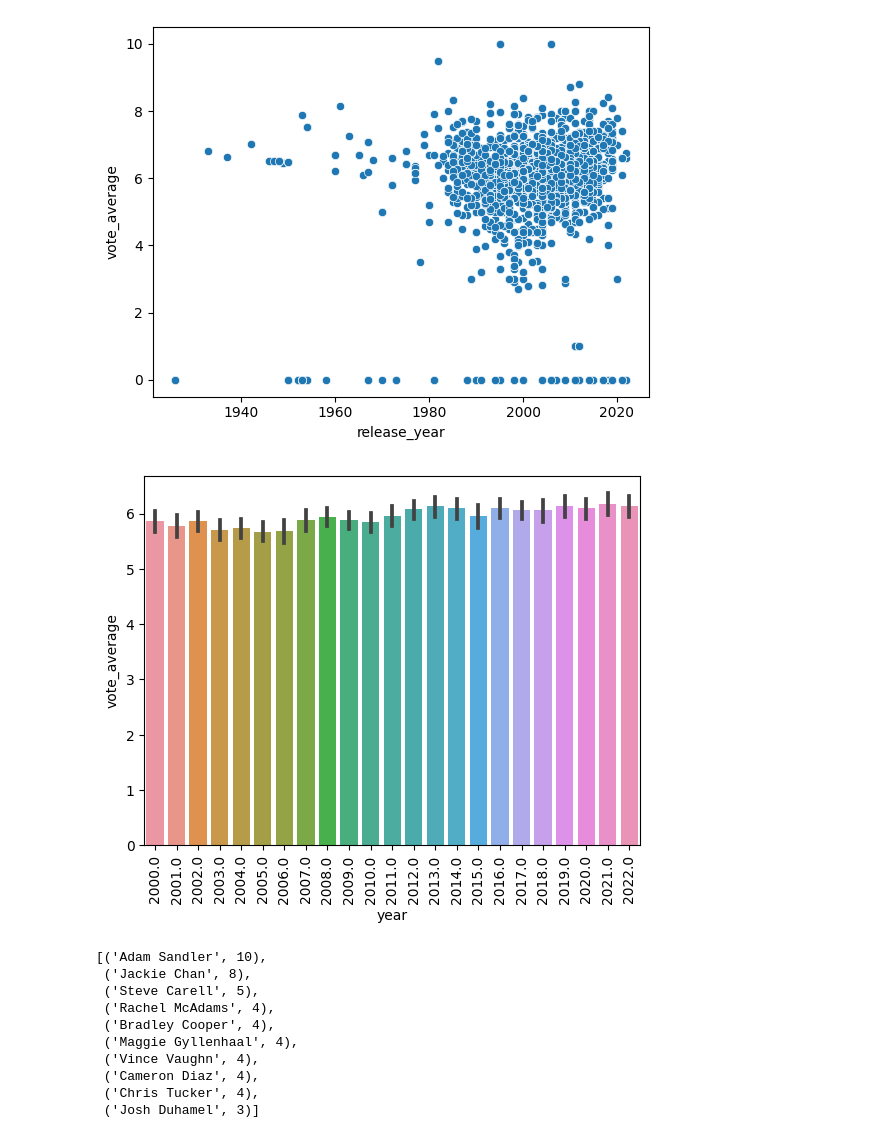
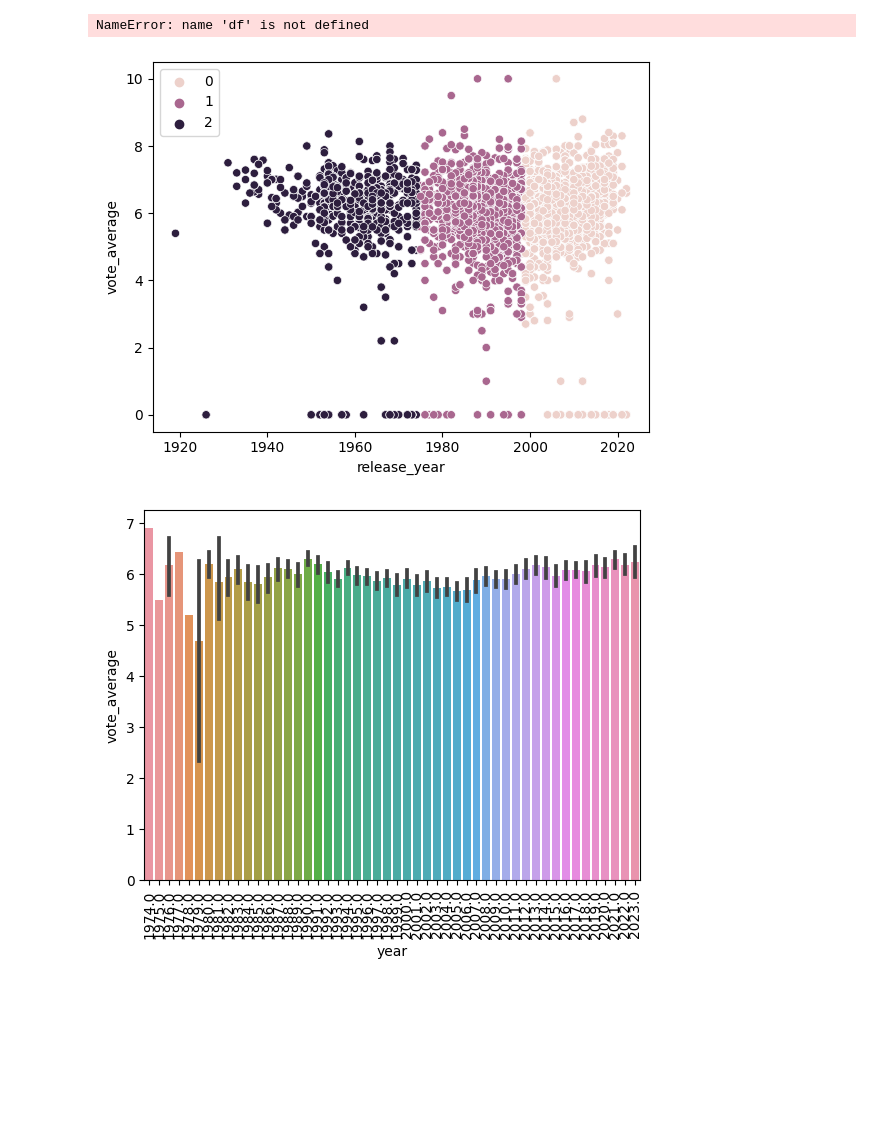
Before and after one commit to erlonL/SessaodaTarde, a Jupyter notebook: Analysis.ipynb, the cells around one changed output. Drawn from its saved outputs; the diff is of its cells as text; code cells hidden in the pictures; blank space fills up the shorter version.

Commit message:
update 2 - tasks | dataset | scraping

```diff
--- a/Analysis.ipynb
+++ b/Analysis.ipynb
@@ -7,4 +10,4 @@ import matplotlib.pyplot as plt
 # %%
-df = pd.read_csv('datasets/sdt2000s.csv')
+df = pd.read_csv('datasets/sdtcentury2.csv')
 df
 # %% [output]
@@ -24,2 +27,4 @@ df
 # %%
 df.dropna(subset=['title'], inplace=True)
+df.dropna(subset=['english_title'], inplace=True)
+df
@@ -47,0 +89,3 @@ plt.show()
+# %%
+df.dropna(subset=['cast'], inplace=True)
+df['cast'] = df['cast'].apply(ast.literal_eval)
@@ -85,11 +230,28 @@ plt.show()
+# %%
+df_group = df[['diff', 'vote_average']]
+
+inertias = []
+for i in range(1,11):
+	kmeans = KMeans(n_clusters=i)
+	kmeans.fit(df_group)
+	inertias.append(kmeans.inertia_)
+
+
+inertias
+
+sns.lineplot(x= range(1,11), y = inertias)
+# %% [output]
+NameError: name 'df' is not defined
 # %%
-sns.scatterplot(x = 'release_year', y = 'vote_average', data=df)
+kmeans = KMeans(n_clusters=3)
+kmeans.fit(df[['release_year', 'vote_average']])
+sns.scatterplot(x = 'release_year', y = 'vote_average', data=df, hue = kmeans.labels_)
 plt.show()
 # %% [output]
-[figure, old version]
+[figure, new version]
 # %%
 sns.barplot(x = 'year', y = 'vote_average', data=df)
 plt.xticks(rotation=90)
 plt.show()
 # %% [output]
-[figure, old version]
+[figure, new version]
@@ -103,13 +257,0 @@ for i in range(len(df)):
-# %%
-Counter(stars).most_common(10) # top 10 estrelas sessão da tarde em 2022
-# %% [output]
-[('Adam Sandler', 10),
- ('Jackie Chan', 8),
- ('Steve Carell', 5),
- ('Rachel McAdams', 4),
- ('Bradley Cooper', 4),
- ('Maggie Gyllenhaal', 4),
- ('Vince Vaughn', 4),
- ('Cameron Diaz', 4),
- ('Chris Tucker', 4),
- ('Josh Duhamel', 3)]
```
Also changed, not shown: parts of 30 cells of this notebook, 4 other files.
